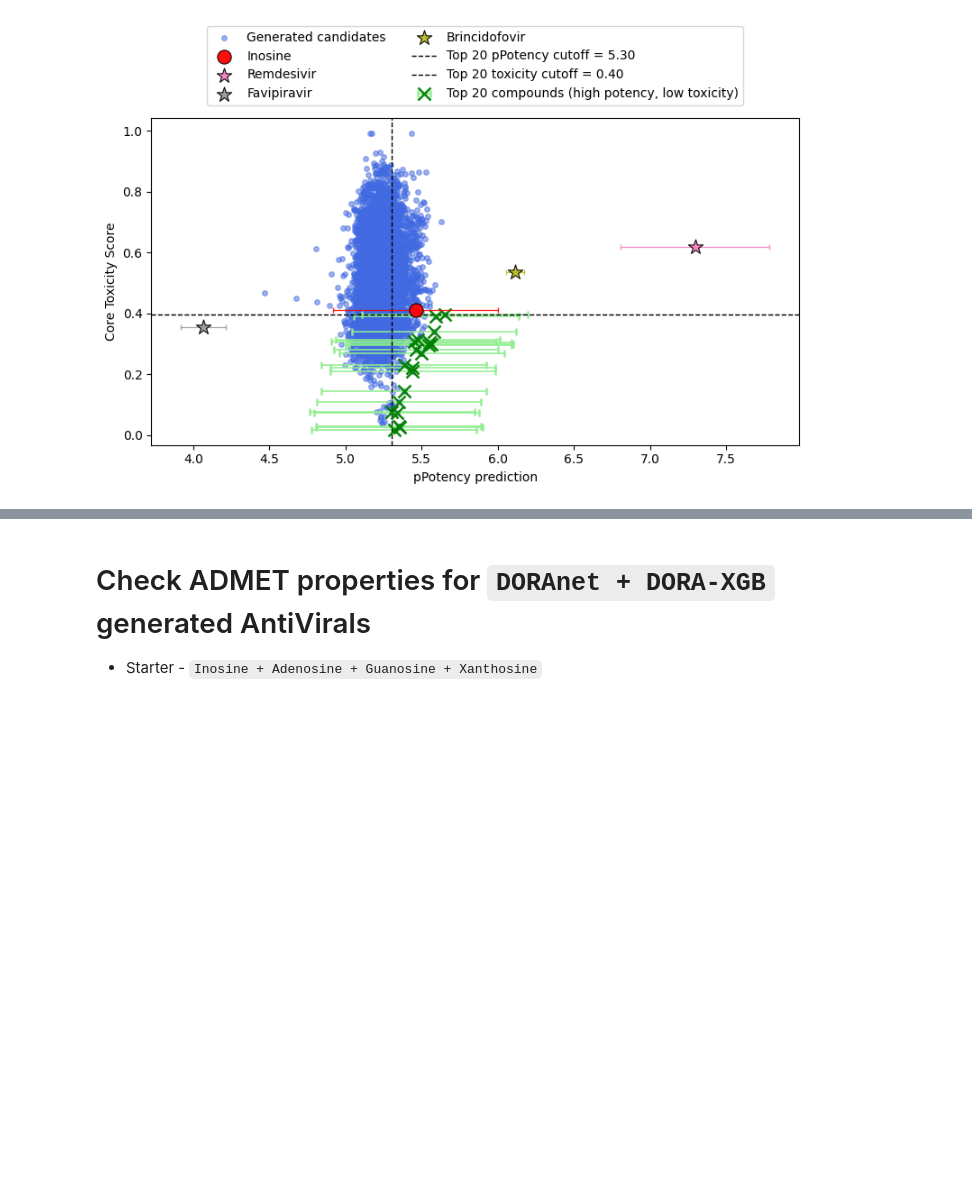
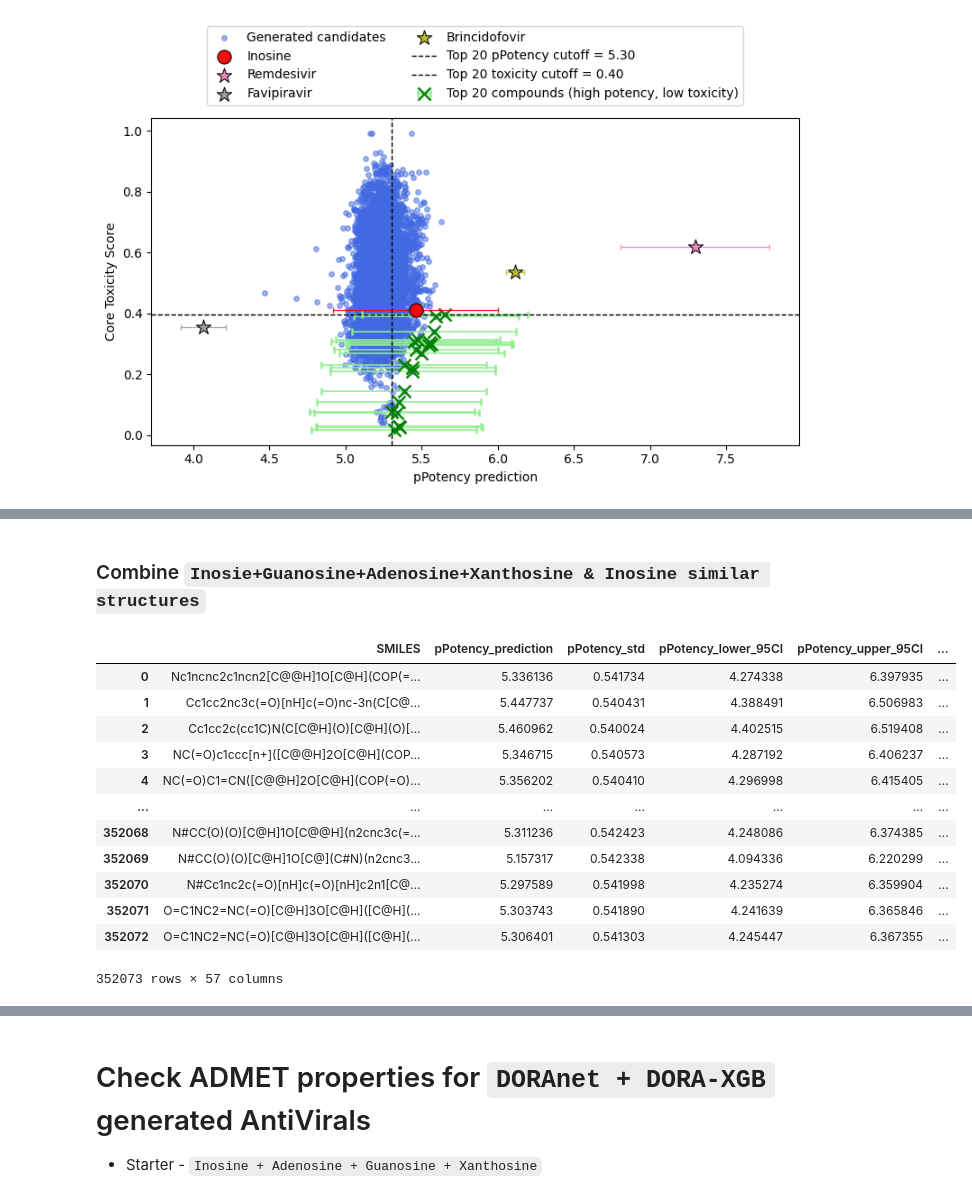
Before and after one commit to soumyadeepghosh35/DTRA_DrugDesign, a Jupyter notebook: DTRA_project_notebooks/Step6_ADMET_combinedEbola.ipynb, the cells around one changed output, grey strips where cells are left out. Cells and saved outputs as stored; diff of their text form; code cells hidden in the pictures; blank space fills up the shorter version.

```diff
--- a/DTRA_project_notebooks/Step6_ADMET_combinedEbola.ipynb
+++ b/DTRA_project_notebooks/Step6_ADMET_combinedEbola.ipynb
@@ -2280,0 +2351,38 @@ Query compounds that will be plotted:
+# %% [markdown]
+### Combine `Inosie+Guanosine+Adenosine+Xanthosine & Inosine similar structures`
+# %%
+Ebola_InosineSimilarstructures_wART_wADMET = Ebola_InosineSimilarstructures_wART_wToxicity.copy()
+# %%
+# Common columns, but ordered as in Ebola_wART_DORAnetGenerated_AntiviralsDataset_predicted_all_wToxicity
+common_cols = [
+    c for c in Ebola_wART_DORAnetGenerated_AntiviralsDataset_predicted_all_wToxicity.columns
+    if c in Ebola_InosineSimilarstructures_wART_wADMET.columns
+]
+
+# Ensure SMILES is present and first
+if "SMILES" in common_cols:
+    common_cols = ["SMILES"] + [c for c in common_cols if c != "SMILES"]
+
+combinedDF = pd.concat(
+    [
+        Ebola_InosineSimilarstructures_wART_wADMET[common_cols],
+        Ebola_wART_DORAnetGenerated_AntiviralsDataset_predicted_all_wToxicity[common_cols]
+    ],
+    ignore_index=True
+).drop_duplicates(subset=["SMILES"]).reset_index(drop=True)
+
+combinedDF
+# %% [output]
+|  | SMILES | pPotency_prediction | pPotency_std | pPotency_lower_95CI | pPotency_upper_95CI | ... |
+| 0 | Nc1ncnc2c1ncn2[C@@H]1O[C@H](COP(=... | 5.336136 | 0.541734 | 4.274338 | 6.397935 | ... |
+| 1 | Cc1cc2nc3c(=O)[nH]c(=O)nc-3n(C[C@... | 5.447737 | 0.540431 | 4.388491 | 6.506983 | ... |
+| 2 | Cc1cc2c(cc1C)N(C[C@H](O)[C@H](O)[... | 5.460962 | 0.540024 | 4.402515 | 6.519408 | ... |
+| 3 | NC(=O)c1ccc[n+]([C@@H]2O[C@H](COP... | 5.346715 | 0.540573 | 4.287192 | 6.406237 | ... |
+| 4 | NC(=O)C1=CN([C@@H]2O[C@H](COP(=O)... | 5.356202 | 0.540410 | 4.296998 | 6.415405 | ... |
+| ... | ... | ... | ... | ... | ... | ... |
+| 352068 | N#CC(O)(O)[C@H]1O[C@@H](n2cnc3c(=... | 5.311236 | 0.542423 | 4.248086 | 6.374385 | ... |
+| 352069 | N#CC(O)(O)[C@H]1O[C@](C#N)(n2cnc3... | 5.157317 | 0.542338 | 4.094336 | 6.220299 | ... |
+| 352070 | N#Cc1nc2c(=O)[nH]c(=O)[nH]c2n1[C@... | 5.297589 | 0.541998 | 4.235274 | 6.359904 | ... |
+| 352071 | O=C1NC2=NC(=O)[C@H]3O[C@H]([C@H](... | 5.303743 | 0.541890 | 4.241639 | 6.365846 | ... |
+| 352072 | O=C1NC2=NC(=O)[C@H]3O[C@H]([C@H](... | 5.306401 | 0.541303 | 4.245447 | 6.367355 | ... |
+352073 rows × 57 columns
```
Also changed, not shown: parts of 15 cells of this notebook, 1 other file.
